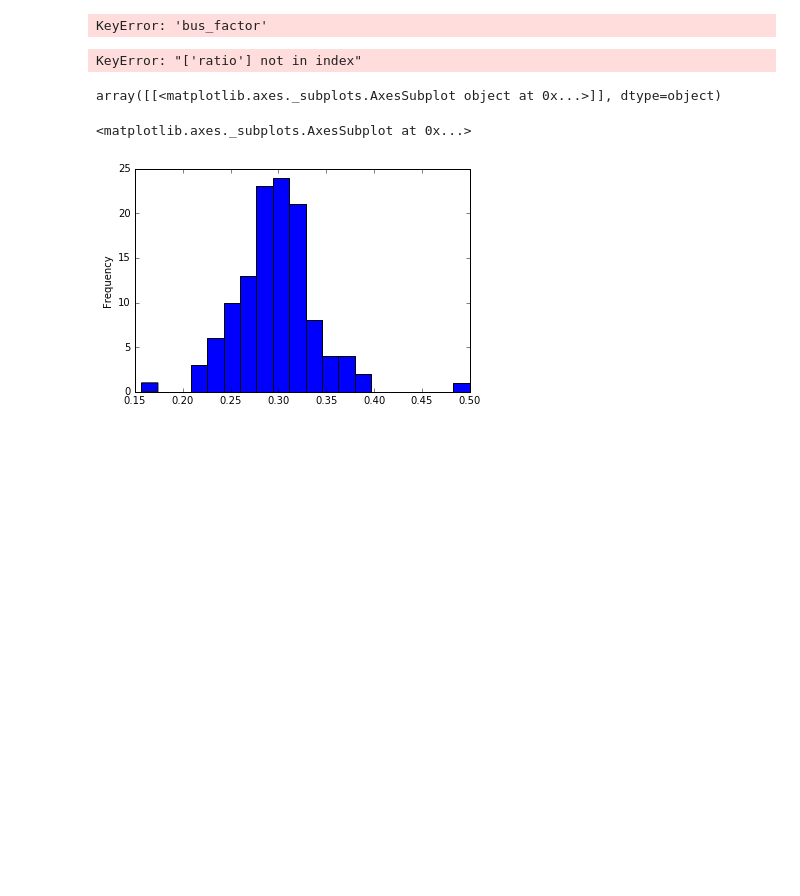
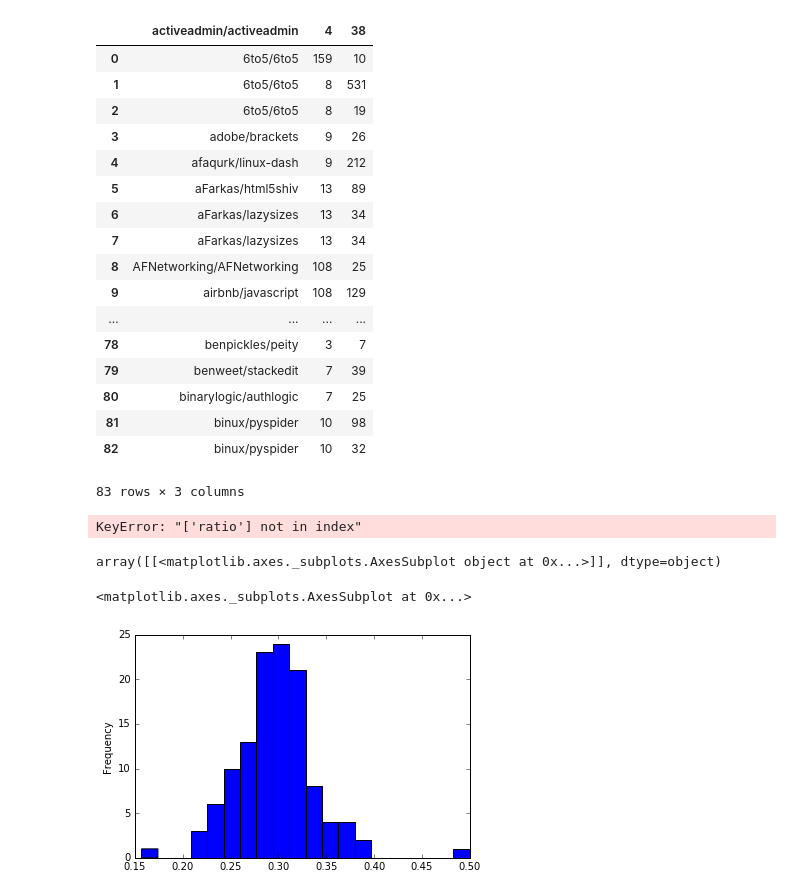
Before and after one commit to janisz/buf-factor-calculator, a Jupyter notebook: Untitled.ipynb, the cells around one changed output. Saved outputs shown, nothing was run; the diff lists cells and outputs as text; code cells hidden in the pictures; blank space fills up the shorter version.

Commit message:
Add bus factor

```diff
--- a/Untitled.ipynb
+++ b/Untitled.ipynb
@@ -3,11 +3,28 @@ import pandas as pd
 import networkx as nx
 %matplotlib inline
 # %%
-df = pd.read_csv('bus_factor.csv', parse_dates=True)
+df = pd.read_csv('bus_factor.csv', parse_dates=True, names=['repo', 'bus_factor', ''])
-# %%
-df['ratio'] = df['bus_factor']/df['authors']
-# %% [output]
-KeyError: 'bus_factor'
+# %%
+df
+# %% [output]
+|  | activeadmin/activeadmin | 4 | 38 |
+| 0 | 6to5/6to5 | 159 | 10 |
+| 1 | 6to5/6to5 | 8 | 531 |
+| 2 | 6to5/6to5 | 8 | 19 |
+| 3 | adobe/brackets | 9 | 26 |
+| 4 | afaqurk/linux-dash | 9 | 212 |
+| 5 | aFarkas/html5shiv | 13 | 89 |
+| 6 | aFarkas/lazysizes | 13 | 34 |
+| 7 | aFarkas/lazysizes | 13 | 34 |
+| 8 | AFNetworking/AFNetworking | 108 | 25 |
+| 9 | airbnb/javascript | 108 | 129 |
+| ... | ... | ... | ... |
+| 78 | benpickles/peity | 3 | 7 |
+| 79 | benweet/stackedit | 7 | 39 |
+| 80 | binarylogic/authlogic | 7 | 25 |
+| 81 | binux/pyspider | 10 | 98 |
+| 82 | binux/pyspider | 10 | 32 |
+83 rows × 3 columns
 # %%
 print(df.describe())
 # %%
```
Also changed, not shown: 3 other files.
